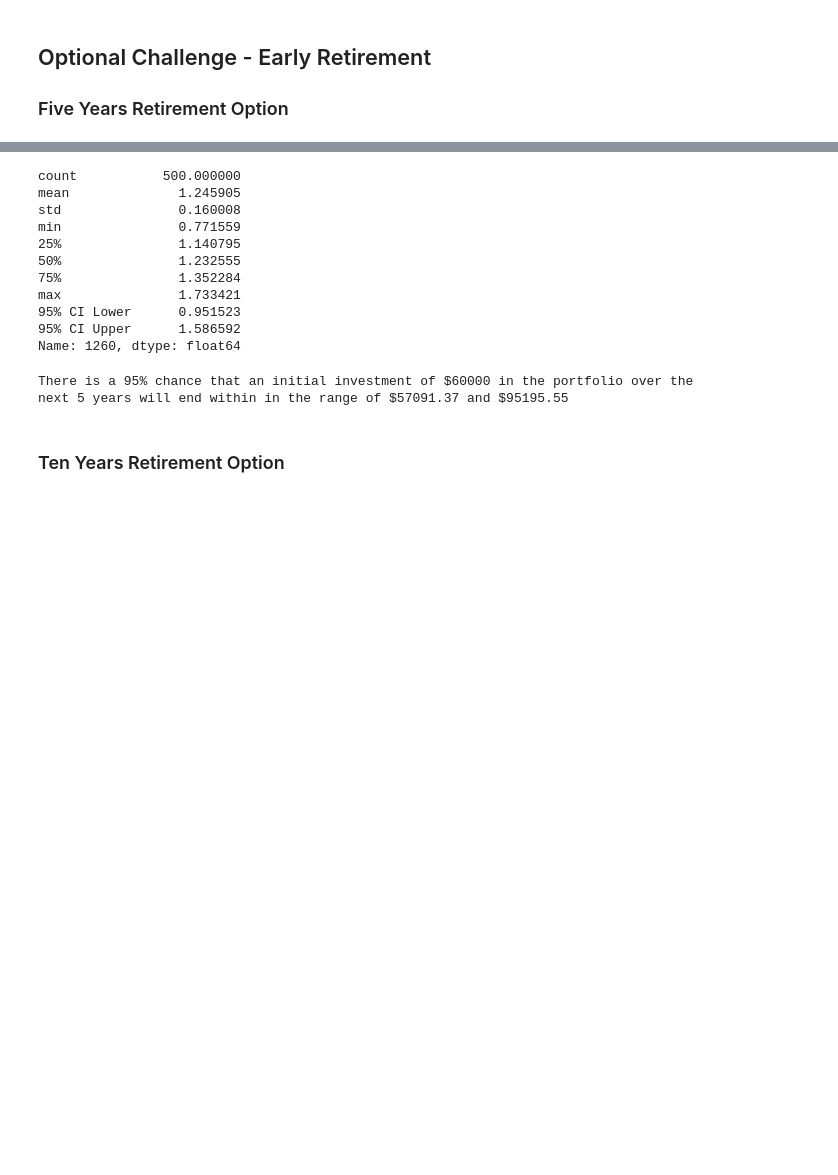
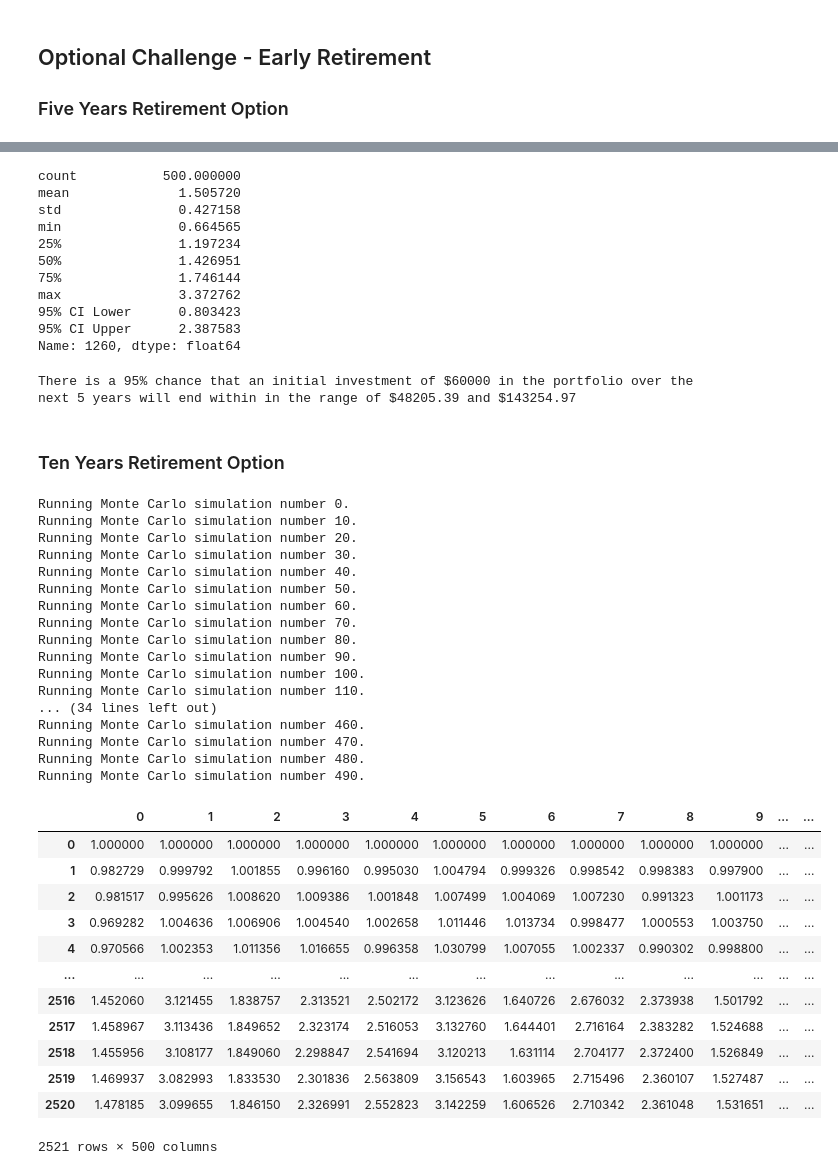
Before and after one commit to v3232/Financial-Planner, a Jupyter notebook: financial-planner.ipynb, the cells around one changed output, grey strips where cells are left out. Saved outputs shown, nothing was run; the diff lists cells and outputs as text; code cells hidden in the pictures; blank space fills up the shorter version.

```diff
--- a/financial-planner.ipynb
+++ b/financial-planner.ipynb
@@ -429,33 +434,34 @@ Running Monte Carlo simulation number 490.
 # %%
 # Fetch summary statistics from the Monte Carlo simulation results
-# YOUR CODE HERE!
+simulation_summary_5years = mc_5years.summarize_cumulative_return()
 
 # Print summary statistics
-# YOUR CODE HERE!
+print(simulation_summary_5years)
 # %% [output]
 count           500.000000
-mean              1.245905
-std               0.160008
-min               0.771559
-25%               1.140795
-50%               1.232555
-75%               1.352284
-max               1.733421
-95% CI Lower      0.951523
-95% CI Upper      1.586592
+mean              1.505720
+std               0.427158
+min               0.664565
+25%               1.197234
+50%               1.426951
+75%               1.746144
+max               3.372762
+95% CI Lower      0.803423
+95% CI Upper      2.387583
 Name: 1260, dtype: float64
 # %%
 # Set initial investment
-# YOUR CODE HERE!
+initial_investment = 60000
 
 # Use the lower and upper `95%` confidence intervals to calculate the range of the possible outcomes of our $60,000
-# YOUR CODE HERE!
+ci_lower_five = round(simulation_summary_5years[8] * initial_investment , 2)
+ci_upper_five = round(simulation_summary_5years[9] * initial_investment , 2)
 
 # Print results
 print(f"There is a 95% chance that an initial investment of ${initial_investment} in the portfolio"
       f" over the next 5 years will end within in the range of"
       f" ${ci_lower_five} and ${ci_upper_five}")
 # %% [output]
-There is a 95% chance that an initial investment of $60000 in the portfolio over the next 5 years will end within in the range of $57091.37 and $95195.55
+There is a 95% chance that an initial investment of $60000 in the portfolio over the next 5 years will end within in the range of $48205.39 and $143254.97
 # %% [markdown]
 ### Ten Years Retirement Option
@@ -462,3 +474,34 @@ There is a 95% chance that an initial investment of $60000 in the portfolio over
 # %%
-# Configuring a Monte Carlo simulation to forecast 10 years cumulative returns
-# YOUR CODE HERE!
+# Running a Monte Carlo simulation to forecast 10 years cumulative returns
+mc_10years.calc_cumulative_return()
+# %% [output]
+Running Monte Carlo simulation number 0.
+Running Monte Carlo simulation number 10.
+Running Monte Carlo simulation number 20.
+Running Monte Carlo simulation number 30.
+Running Monte Carlo simulation number 40.
+Running Monte Carlo simulation number 50.
+Running Monte Carlo simulation number 60.
+Running Monte Carlo simulation number 70.
+Running Monte Carlo simulation number 80.
+Running Monte Carlo simulation number 90.
+Running Monte Carlo simulation number 100.
+Running Monte Carlo simulation number 110.
+... (34 lines left out)
+Running Monte Carlo simulation number 460.
+Running Monte Carlo simulation number 470.
+Running Monte Carlo simulation number 480.
+Running Monte Carlo simulation number 490.
+|  | 0 | 1 | 2 | 3 | 4 | 5 | 6 | 7 | 8 | 9 | ... | ... |
+| 0 | 1.000000 | 1.000000 | 1.000000 | 1.000000 | 1.000000 | 1.000000 | 1.000000 | 1.000000 | 1.000000 | 1.000000 | ... | ... |
+| 1 | 0.982729 | 0.999792 | 1.001855 | 0.996160 | 0.995030 | 1.004794 | 0.999326 | 0.998542 | 0.998383 | 0.997900 | ... | ... |
+| 2 | 0.981517 | 0.995626 | 1.008620 | 1.009386 | 1.001848 | 1.007499 | 1.004069 | 1.007230 | 0.991323 | 1.001173 | ... | ... |
+| 3 | 0.969282 | 1.004636 | 1.006906 | 1.004540 | 1.002658 | 1.011446 | 1.013734 | 0.998477 | 1.000553 | 1.003750 | ... | ... |
+| 4 | 0.970566 | 1.002353 | 1.011356 | 1.016655 | 0.996358 | 1.030799 | 1.007055 | 1.002337 | 0.990302 | 0.998800 | ... | ... |
+| ... | ... | ... | ... | ... | ... | ... | ... | ... | ... | ... | ... | ... |
+| 2516 | 1.452060 | 3.121455 | 1.838757 | 2.313521 | 2.502172 | 3.123626 | 1.640726 | 2.676032 | 2.373938 | 1.501792 | ... | ... |
+| 2517 | 1.458967 | 3.113436 | 1.849652 | 2.323174 | 2.516053 | 3.132760 | 1.644401 | 2.716164 | 2.383282 | 1.524688 | ... | ... |
+| 2518 | 1.455956 | 3.108177 | 1.849060 | 2.298847 | 2.541694 | 3.120213 | 1.631114 | 2.704177 | 2.372400 | 1.526849 | ... | ... |
+| 2519 | 1.469937 | 3.082993 | 1.833530 | 2.301836 | 2.563809 | 3.156543 | 1.603965 | 2.715496 | 2.360107 | 1.527487 | ... | ... |
+| 2520 | 1.478185 | 3.099655 | 1.846150 | 2.326991 | 2.552823 | 3.142259 | 1.606526 | 2.710342 | 2.361048 | 1.531651 | ... | ... |
+2521 rows × 500 columns
```
Also changed, not shown: parts of 22 cells of this notebook, 1 other file.
